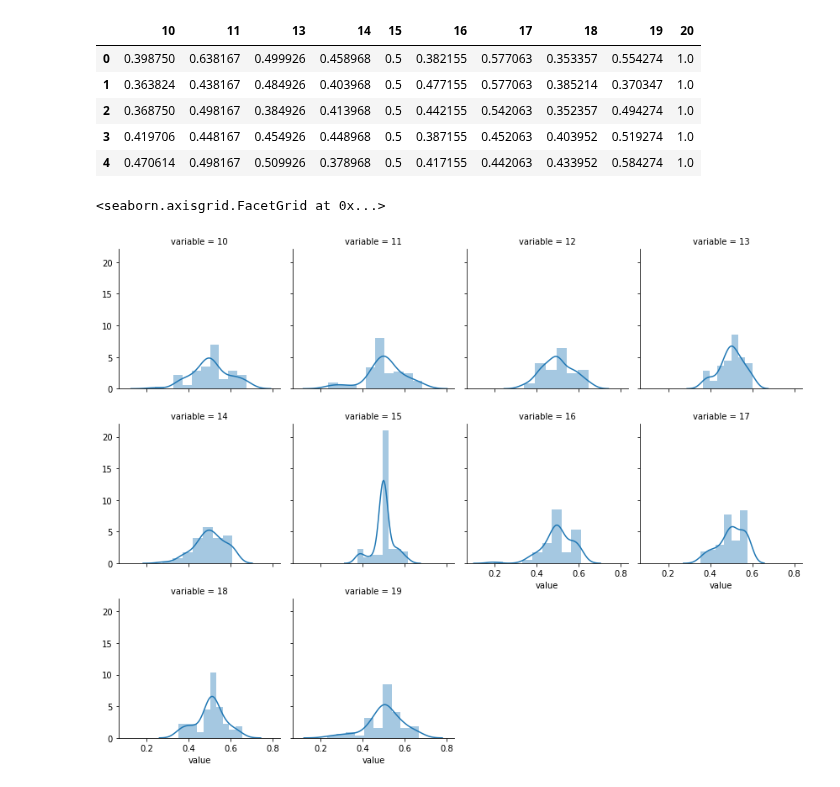
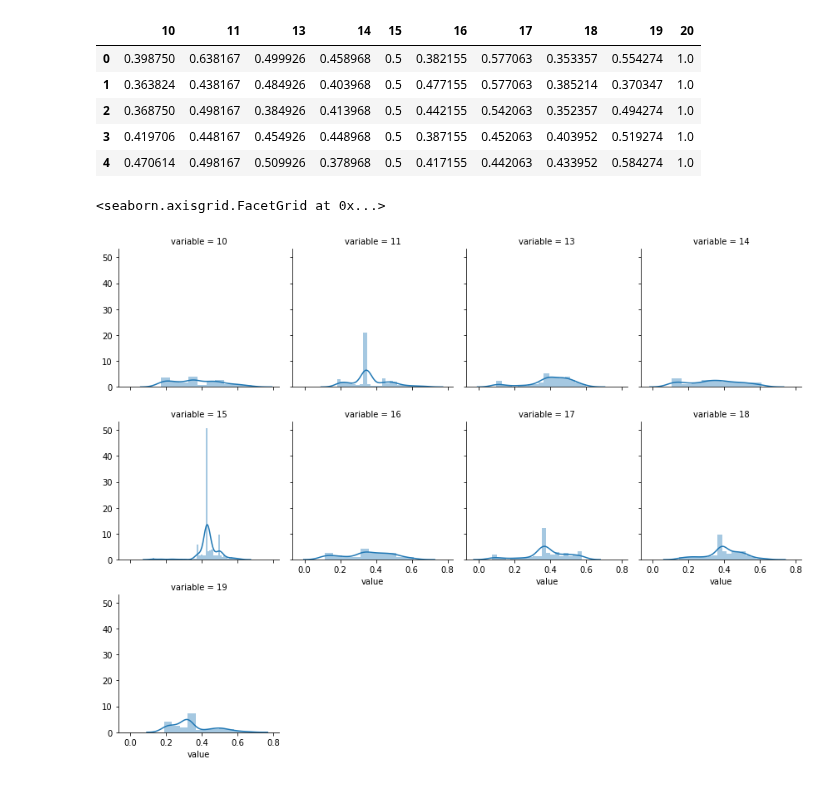
Before and after one commit to luanagbmartins/inteligencia-artificial, a Jupyter notebook: Módulo 3 - Redes Bayesianas/AP_03_ LuanaGuedes_RuanChaves_ThiagoMonteles.ipynb, the cells around one changed output. Saved outputs shown, nothing was run; the diff lists cells and outputs as text; code cells hidden in the pictures.

```diff
--- a/Módulo 3 - Redes Bayesianas/AP_03_ LuanaGuedes_RuanChaves_ThiagoMonteles.ipynb
+++ b/Módulo 3 - Redes Bayesianas/AP_03_ LuanaGuedes_RuanChaves_ThiagoMonteles.ipynb
@@ -709,6 +640,5 @@ legend
 # %%
-dataset = pd.read_csv('dataset_preenchido.csv')
-dataset = dataset.drop(columns=['2','12'])
+dataset = pd.read_csv('dataset.csv')
 # %%
 dataset_values = dataset.copy()
 for idx, col in enumerate(dataset_values.columns):
@@ -757,8 +694,9 @@ dataset_right.head()
 # %%
-dataset_right = dataset[dataset['20']==1].iloc[:, 10:20].copy()
-g = sns.FacetGrid(dataset_right.melt(), col="variable", col_wrap=4)
-g.map(sns.distplot, "value")
+dataplot = dataset_right[dataset_right['20']==1]
+dataplot = dataset_right[['10','11','13','14','15','16','17','18','19']]
+g = sns.FacetGrid(dataplot.melt(), col="variable", col_wrap=4)
+g.map(sns.distplot,"value")
 # %% [output]
 <seaborn.axisgrid.FacetGrid at 0x...>
-[figure, old version]
+[figure, new version]
 # %%
```
Also changed, not shown: parts of 22 cells of this notebook, 2 other files.
